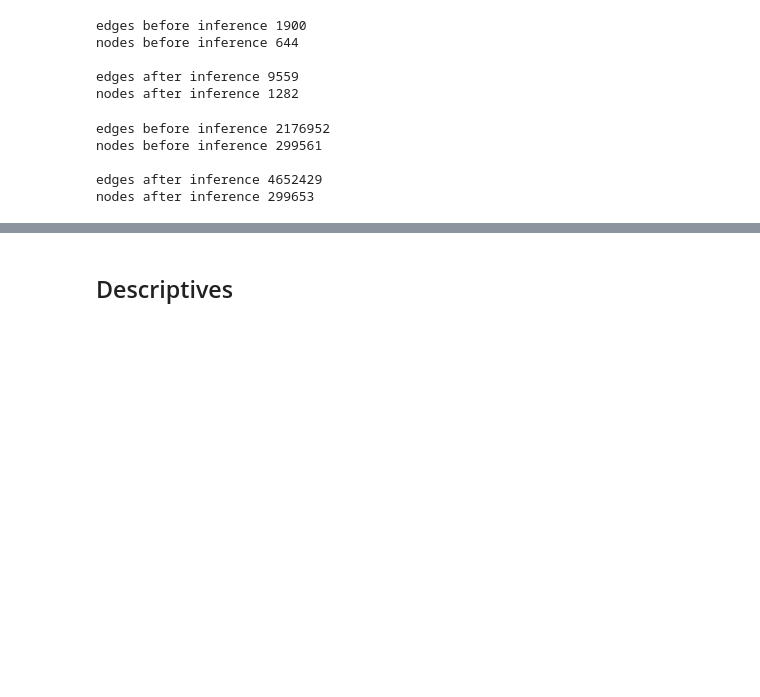
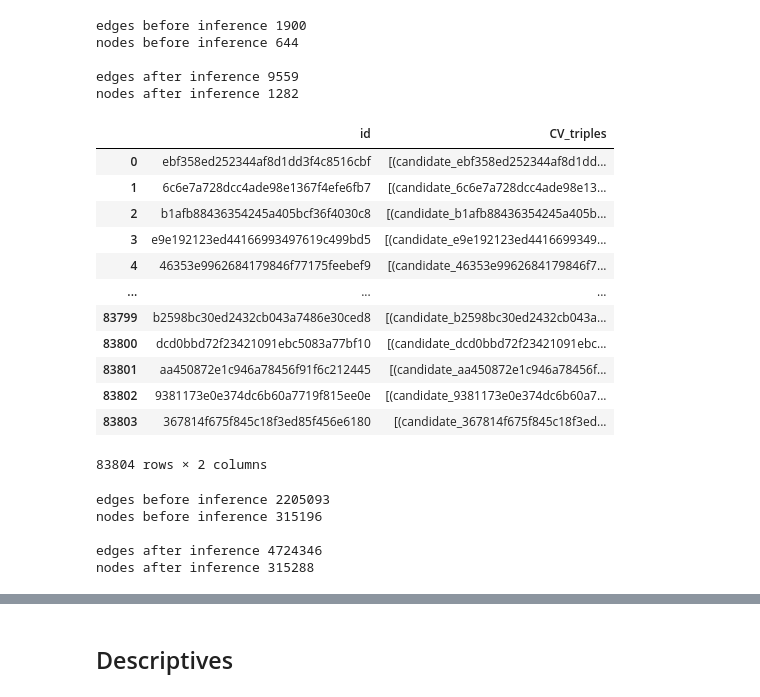
Before and after one commit to Roan-Schellingerhout/AKGC_WSDM, a Jupyter notebook: kg_construction/kg_builder_ISCO_ESCO.ipynb, the cells around one changed output, grey strips where cells are left out. Drawn from its saved outputs; the diff is of its cells as text; code cells hidden in the pictures; blank space fills up the shorter version.

Commit message:
preps before RS run

```diff
--- a/kg_construction/kg_builder_ISCO_ESCO.ipynb
+++ b/kg_construction/kg_builder_ISCO_ESCO.ipynb
@@ -164,7 +164,7 @@ nodes before inference 644
 edges after inference 9559
 nodes after inference 1282
 # %%
-with open("../pipeline/anon_cvs_coalesced.json", 'r', encoding="utf-8") as f:
+with open("../outputs/clean_outputs/anon_cvs_coalesced.json", 'r', encoding="utf-8") as f:
     data = json.load(f)
 # %%
 def extract_triples(input_string):
@@ -427,6 +427,22 @@ def add_CV_data(kg, data, country_map, education_map, fluency_map, language_map)
     return kg, df_CVs
 
 kg, df_CVs = add_CV_data(kg, data, country_map, education_map, fluency_map, language_map)
+# %%
+df_CVs
+# %% [output]
+|  | id | CV_triples |
+| 0 | ebf358ed252344af8d1dd3f4c8516cbf | [(candidate_ebf358ed252344af8d1dd... |
+| 1 | 6c6e7a728dcc4ade98e1367f4efe6fb7 | [(candidate_6c6e7a728dcc4ade98e13... |
+| 2 | b1afb88436354245a405bcf36f4030c8 | [(candidate_b1afb88436354245a405b... |
+| 3 | e9e192123ed44166993497619c499bd5 | [(candidate_e9e192123ed4416699349... |
+| 4 | 46353e9962684179846f77175feebef9 | [(candidate_46353e9962684179846f7... |
+| ... | ... | ... |
+| 83799 | b2598bc30ed2432cb043a7486e30ced8 | [(candidate_b2598bc30ed2432cb043a... |
+| 83800 | dcd0bbd72f23421091ebc5083a77bf10 | [(candidate_dcd0bbd72f23421091ebc... |
+| 83801 | aa450872e1c946a78456f91f6c212445 | [(candidate_aa450872e1c946a78456f... |
+| 83802 | 9381173e0e374dc6b60a7719f815ee0e | [(candidate_9381173e0e374dc6b60a7... |
+| 83803 | 367814f675f845c18f3ed85f456e6180 | [(candidate_367814f675f845c18f3ed... |
+83804 rows × 2 columns
 # %%
 df_CVs.to_excel("../outputs/clean_outputs/full_cv_triples.xlsx")
 # %%
@@ -445,8 +461,8 @@ print()
 print("edges after inference", measure.get_edge_count())
 print("nodes after inference", measure.get_node_count())
 # %% [output]
-edges before inference 2176952
-nodes before inference 299561
+edges before inference 2205093
+nodes before inference 315196
 
-edges after inference 4652429
-nodes after inference 299653
+edges after inference 4724346
+nodes after inference 315288
```
Also changed, not shown: parts of 3 cells of this notebook, 9 other files.
